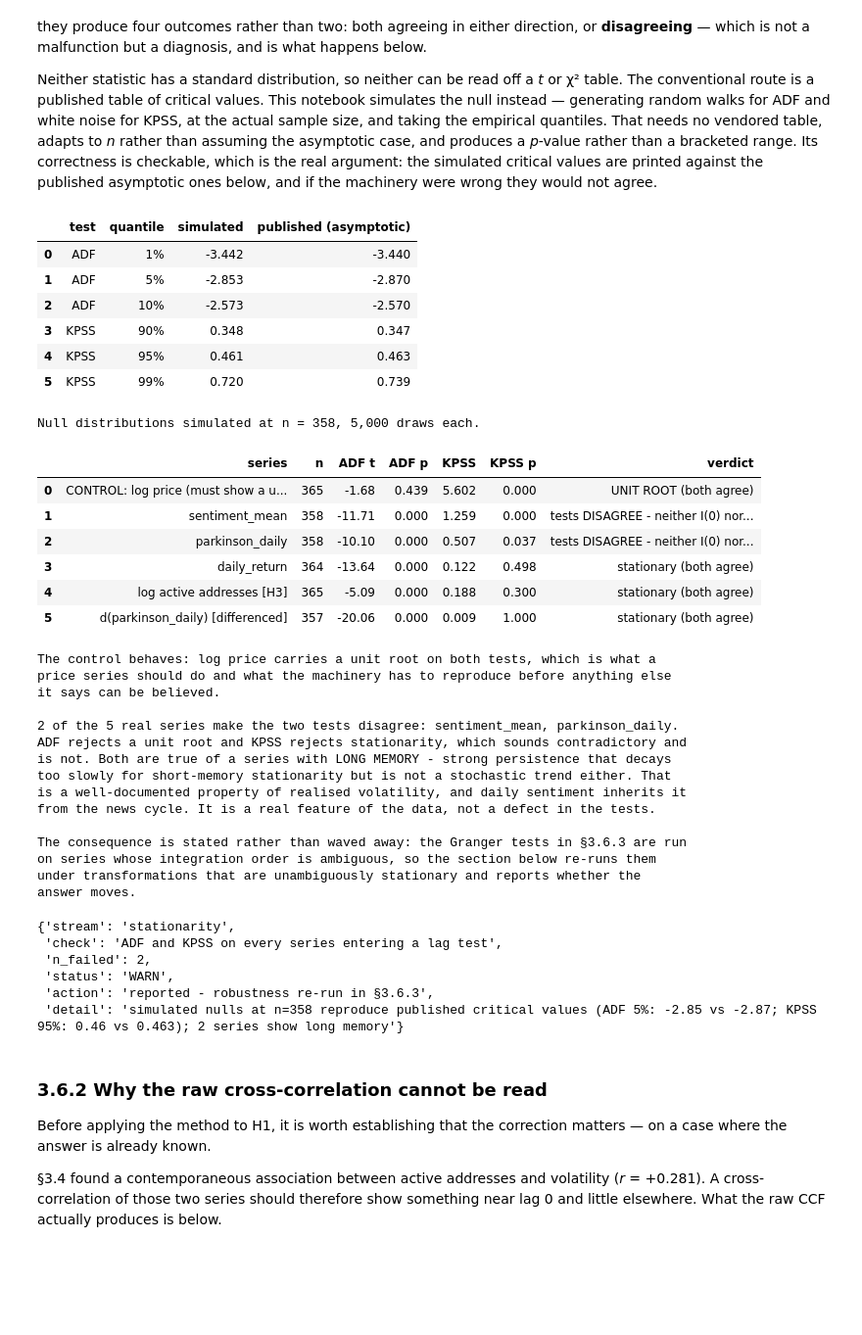
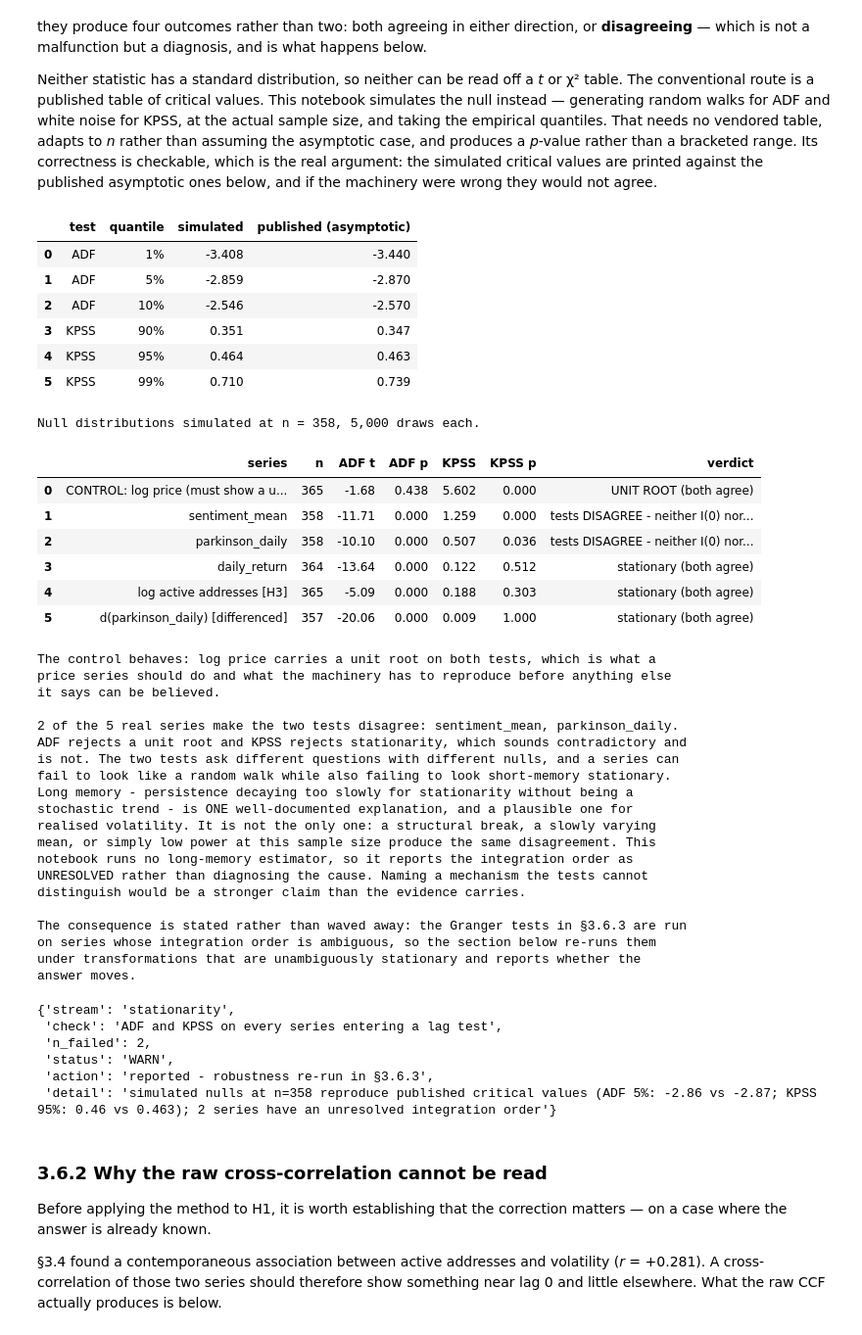
Before and after one commit to fdis111/News-Sentiment-and-XRP-Price-Volatility, a Jupyter notebook: notebook.ipynb, the cells around one changed output. Shown at 98% size. Cells and saved outputs as stored; diff of their text form; code cells hidden in the pictures; blank space fills up the shorter version.

```diff
--- a/notebook.ipynb
+++ b/notebook.ipynb
@@ -6922,51 +7010,56 @@ stationarity = pd.DataFrame([
     stationarity_report(np.log(master.set_index("date")["active_addresses"]),
                         "log active addresses  [H3]"),
     stationarity_report(granger_pairs["parkinson_daily"].diff(),
                         "d(parkinson_daily)  [differenced]"),
 ])
 display(stationarity)
 
 control = stationarity.iloc[0]
 assert control["ADF p"] >= 0.05 and control["KPSS p"] < 0.05, \
     "the unit-root control failed: log price should be non-stationary on both tests"
 print("The control behaves: log price carries a unit root on both tests, which is what a")
 print("price series should do and what the machinery has to reproduce before anything else")
 print("it says can be believed.\n")
 
 disagree = stationarity[stationarity["verdict"].str.startswith("tests DISAGREE")]
 print(f"{len(disagree)} of the {len(stationarity) - 1} real series make the two tests disagree: "
       f"{', '.join(disagree['series'])}.")
 print("ADF rejects a unit root and KPSS rejects stationarity, which sounds contradictory and")
-print("is not. Both are true of a series with LONG MEMORY - strong persistence that decays")
-print("too slowly for short-memory stationarity but is not a stochastic trend either. That")
-print("is a well-documented property of realised volatility, and daily sentiment inherits it")
-print("from the news cycle. It is a real feature of the data, not a defect in the tests.\n")
+print("is not. The two tests ask different questions with different nulls, and a series can")
+print("fail to look like a random walk while also failing to look short-memory stationary.")
+print("Long memory - persistence decaying too slowly for stationarity without being a")
+print("stochastic trend - is ONE well-documented explanation, and a plausible one for")
+print("realised volatility. It is not the only one: a structural break, a slowly varying")
+print("mean, or simply low power at this sample size produce the same disagreement. This")
+print("notebook runs no long-memory estimator, so it reports the integration order as")
+print("UNRESOLVED rather than diagnosing the cause. Naming a mechanism the tests cannot")
+print("distinguish would be a stronger claim than the evidence carries.\n")
 print("The consequence is stated rather than waved away: the Granger tests in §3.6.3 are run")
 print("on series whose integration order is ambiguous, so the section below re-runs them")
 print("under transformations that are unambiguously stationary and reports whether the")
 print("answer moves.")
 
 log_row("stationarity", "ADF and KPSS on every series entering a lag test",
         int(len(disagree)), "reported - robustness re-run in §3.6.3",
         f"simulated nulls at n={N_STATIONARITY} reproduce published critical values "
         f"(ADF 5%: {np.quantile(adf_null, 0.05):.2f} vs -2.87; "
         f"KPSS 95%: {np.quantile(kpss_null, 0.95):.2f} vs 0.463); "
-        f"{len(disagree)} series show long memory")
+        f"{len(disagree)} series have an unresolved integration order")
 # %% [output]
 |  | test | quantile | simulated | published (asymptotic) |
-| 0 | ADF | 1% | -3.442 | -3.440 |
-| 1 | ADF | 5% | -2.853 | -2.870 |
-| 2 | ADF | 10% | -2.573 | -2.570 |
-| 3 | KPSS | 90% | 0.348 | 0.347 |
-| 4 | KPSS | 95% | 0.461 | 0.463 |
-| 5 | KPSS | 99% | 0.720 | 0.739 |
+| 0 | ADF | 1% | -3.408 | -3.440 |
+| 1 | ADF | 5% | -2.859 | -2.870 |
+| 2 | ADF | 10% | -2.546 | -2.570 |
+| 3 | KPSS | 90% | 0.351 | 0.347 |
+| 4 | KPSS | 95% | 0.464 | 0.463 |
+| 5 | KPSS | 99% | 0.710 | 0.739 |
 Null distributions simulated at n = 358, 5,000 draws each.
 |  | series | n | ADF t | ADF p | KPSS | KPSS p | verdict |
-| 0 | CONTROL: log price (must show a u... | 365 | -1.68 | 0.439 | 5.602 | 0.000 | UNIT ROOT (both agree) |
+| 0 | CONTROL: log price (must show a u... | 365 | -1.68 | 0.438 | 5.602 | 0.000 | UNIT ROOT (both agree) |
 | 1 | sentiment_mean | 358 | -11.71 | 0.000 | 1.259 | 0.000 | tests DISAGREE - neither I(0) nor... |
-| 2 | parkinson_daily | 358 | -10.10 | 0.000 | 0.507 | 0.037 | tests DISAGREE - neither I(0) nor... |
-| 3 | daily_return | 364 | -13.64 | 0.000 | 0.122 | 0.498 | stationary (both agree) |
-| 4 | log active addresses [H3] | 365 | -5.09 | 0.000 | 0.188 | 0.300 | stationary (both agree) |
+| 2 | parkinson_daily | 358 | -10.10 | 0.000 | 0.507 | 0.036 | tests DISAGREE - neither I(0) nor... |
+| 3 | daily_return | 364 | -13.64 | 0.000 | 0.122 | 0.512 | stationary (both agree) |
+| 4 | log active addresses [H3] | 365 | -5.09 | 0.000 | 0.188 | 0.303 | stationary (both agree) |
 | 5 | d(parkinson_daily) [differenced] | 357 | -20.06 | 0.000 | 0.009 | 1.000 | stationary (both agree) |
 The control behaves: log price carries a unit root on both tests, which is what a
 price series should do and what the machinery has to reproduce before anything else
@@ -6974,10 +7067,15 @@ it says can be believed.
 
 2 of the 5 real series make the two tests disagree: sentiment_mean, parkinson_daily.
 ADF rejects a unit root and KPSS rejects stationarity, which sounds contradictory and
-is not. Both are true of a series with LONG MEMORY - strong persistence that decays
-too slowly for short-memory stationarity but is not a stochastic trend either. That
-is a well-documented property of realised volatility, and daily sentiment inherits it
-from the news cycle. It is a real feature of the data, not a defect in the tests.
+is not. The two tests ask different questions with different nulls, and a series can
+fail to look like a random walk while also failing to look short-memory stationary.
+Long memory - persistence decaying too slowly for stationarity without being a
+stochastic trend - is ONE well-documented explanation, and a plausible one for
+realised volatility. It is not the only one: a structural break, a slowly varying
+mean, or simply low power at this sample size produce the same disagreement. This
+notebook runs no long-memory estimator, so it reports the integration order as
+UNRESOLVED rather than diagnosing the cause. Naming a mechanism the tests cannot
+distinguish would be a stronger claim than the evidence carries.
 
 The consequence is stated rather than waved away: the Granger tests in §3.6.3 are run
 on series whose integration order is ambiguous, so the section below re-runs them
@@ -6988,7 +7086,7 @@ answer moves.
  'n_failed': 2,
  'status': 'WARN',
  'action': 'reported - robustness re-run in §3.6.3',
- 'detail': 'simulated nulls at n=358 reproduce published critical values (ADF 5%: -2.85 vs -2.87; KPSS 95%: 0.46 vs 0.463); 2 series show long memory'}
+ 'detail': 'simulated nulls at n=358 reproduce published critical values (ADF 5%: -2.86 vs -2.87; KPSS 95%: 0.46 vs 0.463); 2 series have an unresolved integration order'}
 # %% [markdown]
 ### 3.6.2 Why the raw cross-correlation cannot be read
 
```
Also changed, not shown: parts of 17 cells of this notebook, 2 other files.
